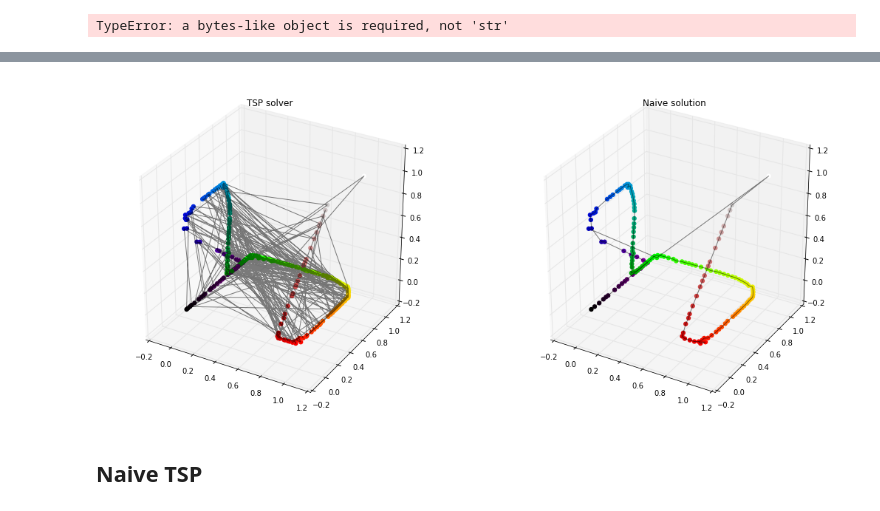
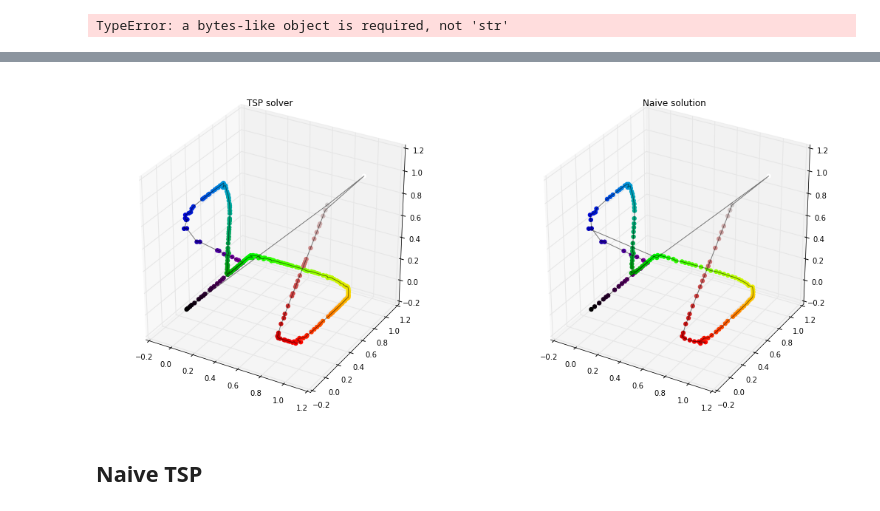
Before and after one commit to kwinkunks/notebooks, a Jupyter notebook: Guessing_colourmaps_APP.ipynb, the cells around one changed output, grey strips where cells are left out. Saved outputs shown, nothing was run; the diff lists cells and outputs as text; code cells hidden in the pictures.

```diff
--- a/Guessing_colourmaps_APP.ipynb
+++ b/Guessing_colourmaps_APP.ipynb
@@ -424,21 +401,23 @@ array([  0, 163, 216,  65, 112, 244,  36, 220,  99, 254, 147,  14, 251,
+# %%
+c = p[result]
 # %%
 # Set up the figure
 fig = plt.figure(figsize=(18, 8))
 
 # Result of TSP solver
 ax = fig.add_subplot(121, projection='3d')
-ax.scatter(*p.T, c=p, lw=0, s=40, alpha=1)
-ax.plot(*p.T, 'k', alpha=0.5)
+ax.scatter(*c.T, c=c, lw=0, s=40, alpha=1)
+ax.plot(*c.T, 'k', alpha=0.5)
 ax.set_title('TSP solver')
 
 ax1 = fig.add_subplot(122, projection='3d')
 ax1.scatter(*u[hits].T, c=u[hits], lw=0, s=40, alpha=1)
 ax1.plot(*u[hits].T, 'k', alpha=0.5)
 ax1.set_title('Naive solution')
 
 plt.show()
 # %% [output]
-[figure, old version]
+[figure, new version]
 # %% [markdown]
 ## Naive TSP
 # %%
```
Also changed, not shown: parts of 1 cell of this notebook.
